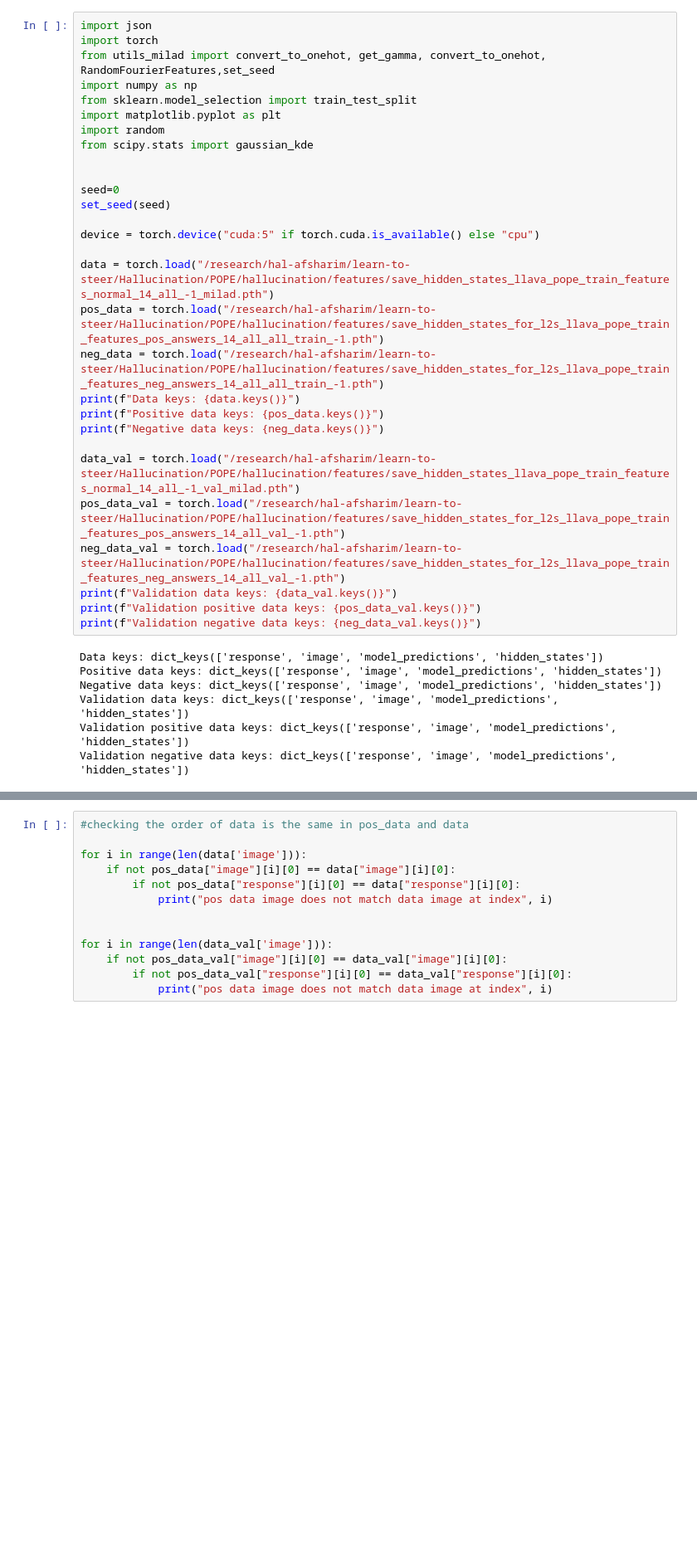
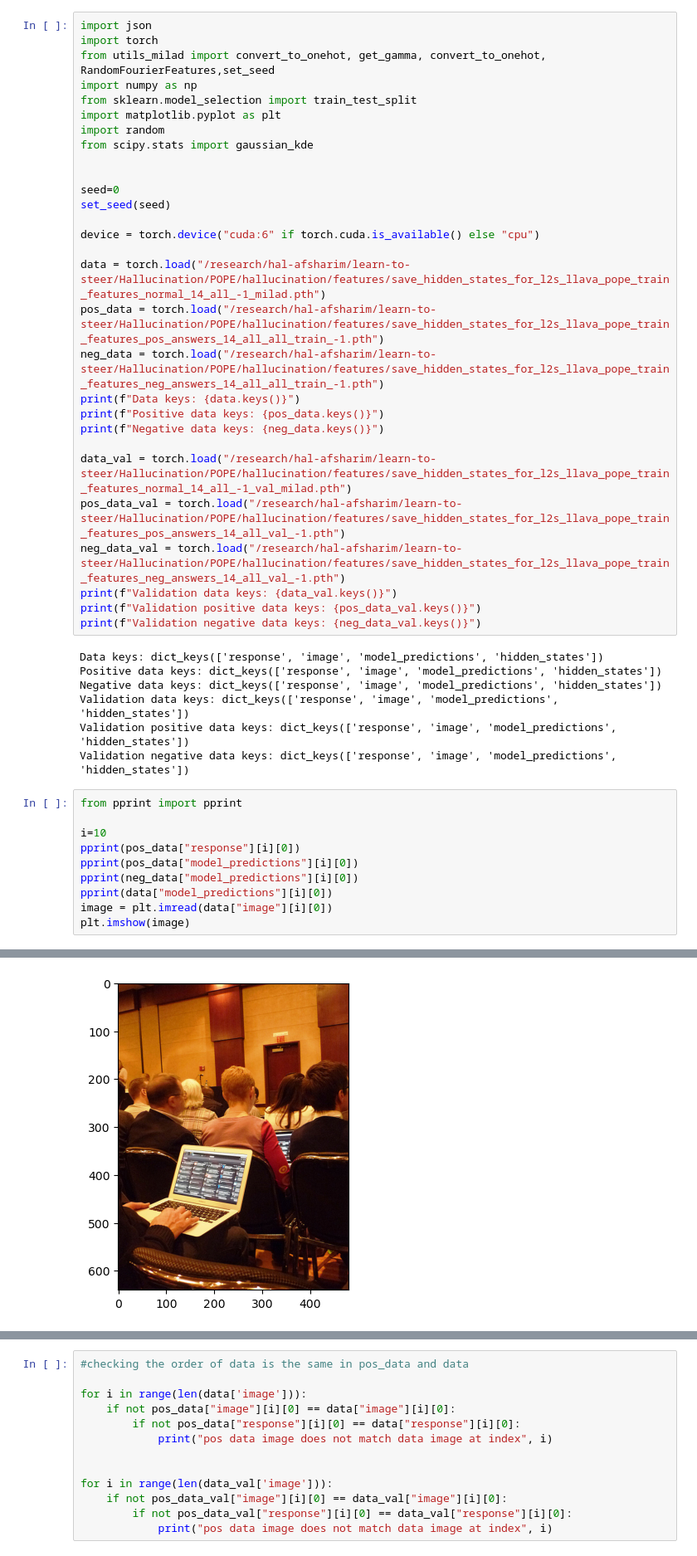
Before and after one commit to afsharim/learn-to-steer, a Jupyter notebook: src/examples/milad/extract_model_responses_train_llava.ipynb, the cells around one changed output, grey strips where cells are left out. Shown at 83% size. Drawn from its saved outputs; the diff is of its cells as text; blank space fills up the shorter version.

```diff
--- a/src/examples/milad/extract_model_responses_train_llava.ipynb
+++ b/src/examples/milad/extract_model_responses_train_llava.ipynb
@@ -12,16 +12,16 @@ from scipy.stats import gaussian_kde
 seed=0
 set_seed(seed)
 
-device = torch.device("cuda:5" if torch.cuda.is_available() else "cpu")
+device = torch.device("cuda:6" if torch.cuda.is_available() else "cpu")
 
-data = torch.load("/research/hal-afsharim/learn-to-steer/Hallucination/POPE/hallucination/features/save_hidden_states_llava_pope_train_features_normal_14_all_-1_milad.pth")
+data = torch.load("/research/hal-afsharim/learn-to-steer/Hallucination/POPE/hallucination/features/save_hidden_states_for_l2s_llava_pope_train_features_normal_14_all_-1_milad.pth")
 pos_data = torch.load("/research/hal-afsharim/learn-to-steer/Hallucination/POPE/hallucination/features/save_hidden_states_for_l2s_llava_pope_train_features_pos_answers_14_all_all_train_-1.pth")
 neg_data = torch.load("/research/hal-afsharim/learn-to-steer/Hallucination/POPE/hallucination/features/save_hidden_states_for_l2s_llava_pope_train_features_neg_answers_14_all_all_train_-1.pth")
 print(f"Data keys: {data.keys()}")
 print(f"Positive data keys: {pos_data.keys()}")
 print(f"Negative data keys: {neg_data.keys()}")
 
-data_val = torch.load("/research/hal-afsharim/learn-to-steer/Hallucination/POPE/hallucination/features/save_hidden_states_llava_pope_train_features_normal_14_all_-1_val_milad.pth")
+data_val = torch.load("/research/hal-afsharim/learn-to-steer/Hallucination/POPE/hallucination/features/save_hidden_states_for_l2s_llava_pope_train_features_normal_14_all_-1_val_milad.pth")
 pos_data_val = torch.load("/research/hal-afsharim/learn-to-steer/Hallucination/POPE/hallucination/features/save_hidden_states_for_l2s_llava_pope_train_features_pos_answers_14_all_val_-1.pth")
 neg_data_val = torch.load("/research/hal-afsharim/learn-to-steer/Hallucination/POPE/hallucination/features/save_hidden_states_for_l2s_llava_pope_train_features_neg_answers_14_all_val_-1.pth")
 print(f"Validation data keys: {data_val.keys()}")
@@ -34,3 +34,14 @@ Negative data keys: dict_keys(['response', 'image', 'model_predictions', 'hidden
 Validation data keys: dict_keys(['response', 'image', 'model_predictions', 'hidden_states'])
 Validation positive data keys: dict_keys(['response', 'image', 'model_predictions', 'hidden_states'])
 Validation negative data keys: dict_keys(['response', 'image', 'model_predictions', 'hidden_states'])
+# %%
+from pprint import pprint
+
+i=10
+pprint(pos_data["response"][i][0])
+pprint(pos_data["model_predictions"][i][0])
+pprint(neg_data["model_predictions"][i][0])
+pprint(data["model_predictions"][i][0])
+image = plt.imread(data["image"][i][0])
+plt.imshow(image)
+# %% [output]
@@ -36,0 +54 @@ Validation negative data keys: dict_keys(['response', 'image', 'model_prediction
+[figure, added]
```
Also changed, not shown: parts of 6 cells of this notebook, 13 other files.
